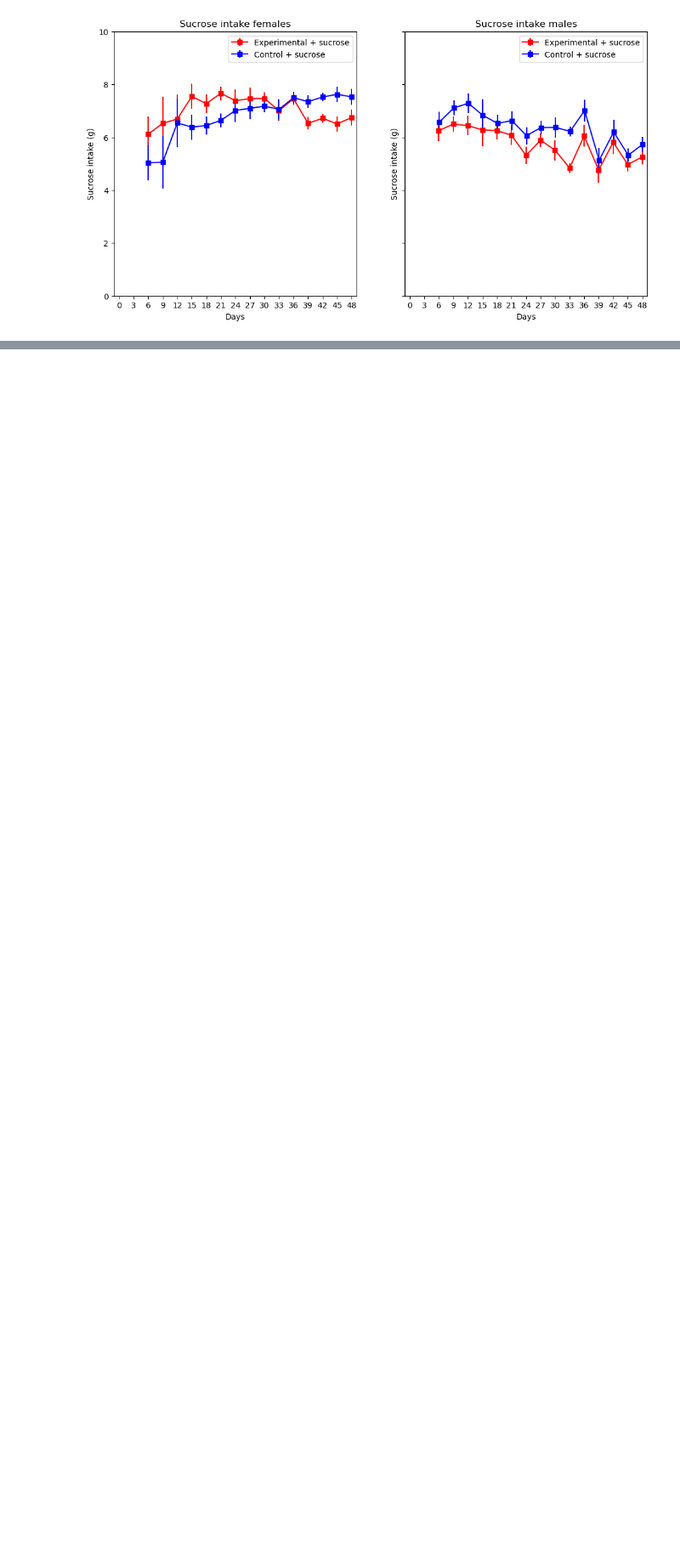
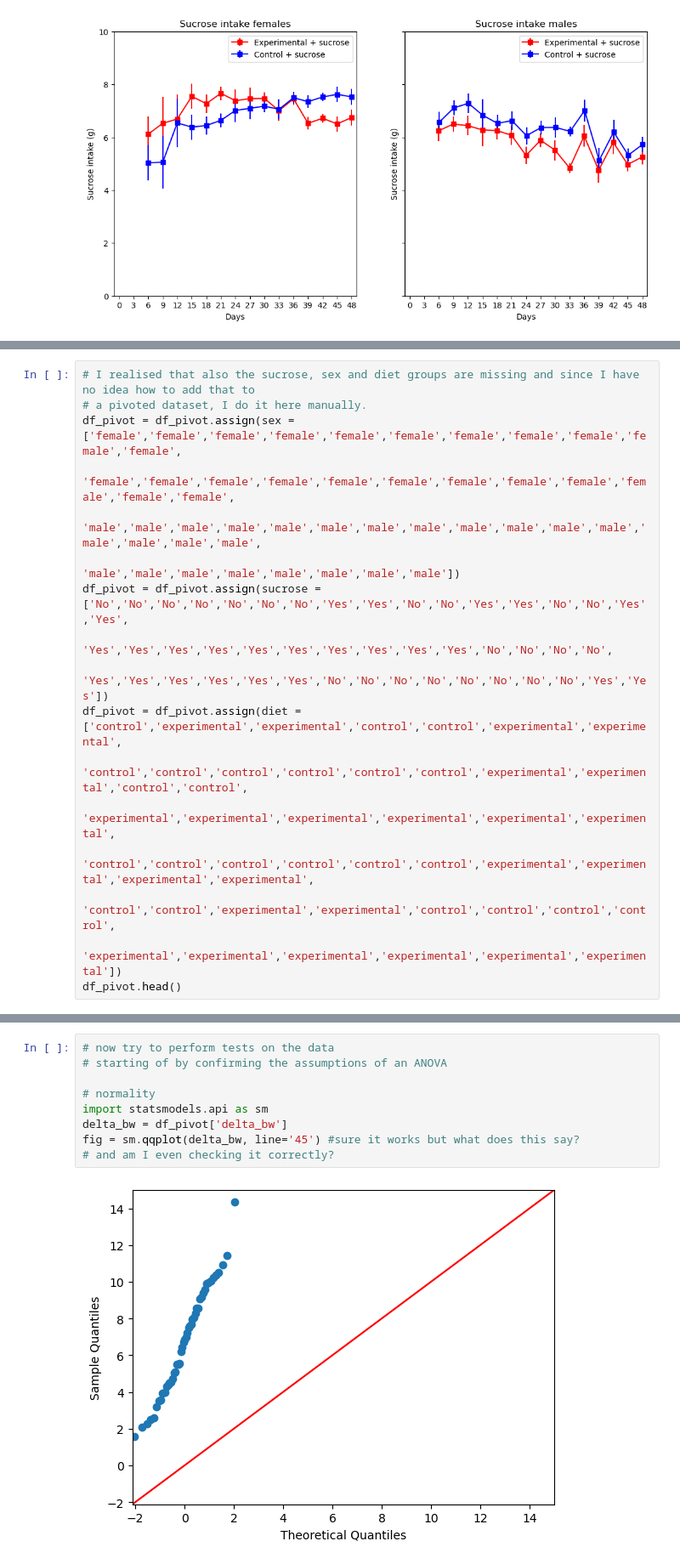
Before and after one commit to marijevisser/niacin, a Jupyter notebook: scripts/niacin_analysis_2.ipynb, the cells around one changed output, grey strips where cells are left out. Shown: that part at 85% size. Saved outputs shown, nothing was run; the diff lists cells and outputs as text; blank space fills up the shorter version.

```diff
--- a/scripts/niacin_analysis_2.ipynb
+++ b/scripts/niacin_analysis_2.ipynb
@@ -707,0 +773,17 @@ plt.show()
+# %%
+# I realised that also the sucrose, sex and diet groups are missing and since I have no idea how to add that to
+# a pivoted dataset, I do it here manually.
+df_pivot = df_pivot.assign(sex = ['female','female','female','female','female','female','female','female','female','female','female',
+                                 'female','female','female','female','female','female','female','female','female','female','female','female',
+                                 'male','male','male','male','male','male','male','male','male','male','male','male','male','male','male','male',
+                                 'male','male','male','male','male','male','male','male'])
+df_pivot = df_pivot.assign(sucrose = ['No','No','No','No','No','No','No','Yes','Yes','No','No','Yes','Yes','No','No','Yes','Yes',
+                                    'Yes','Yes','Yes','Yes','Yes','Yes','Yes','Yes','Yes','Yes','No','No','No','No',
+                                     'Yes','Yes','Yes','Yes','Yes','Yes','No','No','No','No','No','No','No','No','Yes','Yes'])
+df_pivot = df_pivot.assign(diet = ['control','experimental','experimental','control','control','experimental','experimental',
+                                  'control','control','control','control','control','control','experimental','experimental','control','control',
+                                  'experimental','experimental','experimental','experimental','experimental','experimental',
+                                  'control','control','control','control','control','control','experimental','experimental','experimental','experimental',
+                                  'control','control','experimental','experimental','control','control','control','control',
+                                  'experimental','experimental','experimental','experimental','experimental','experimental'])
+df_pivot.head()
@@ -707,0 +798,11 @@ plt.show()
+# %%
+# now try to perform tests on the data
+# starting of by confirming the assumptions of an ANOVA
+
+# normality
+import statsmodels.api as sm
+delta_bw = df_pivot['delta_bw']
+fig = sm.qqplot(delta_bw, line='45') #sure it works but what does this say?
+# and am I even checking it correctly?
+# %% [output]
+[figure, added]
```
Also changed, not shown: parts of 15 cells of this notebook, 1 other file.
